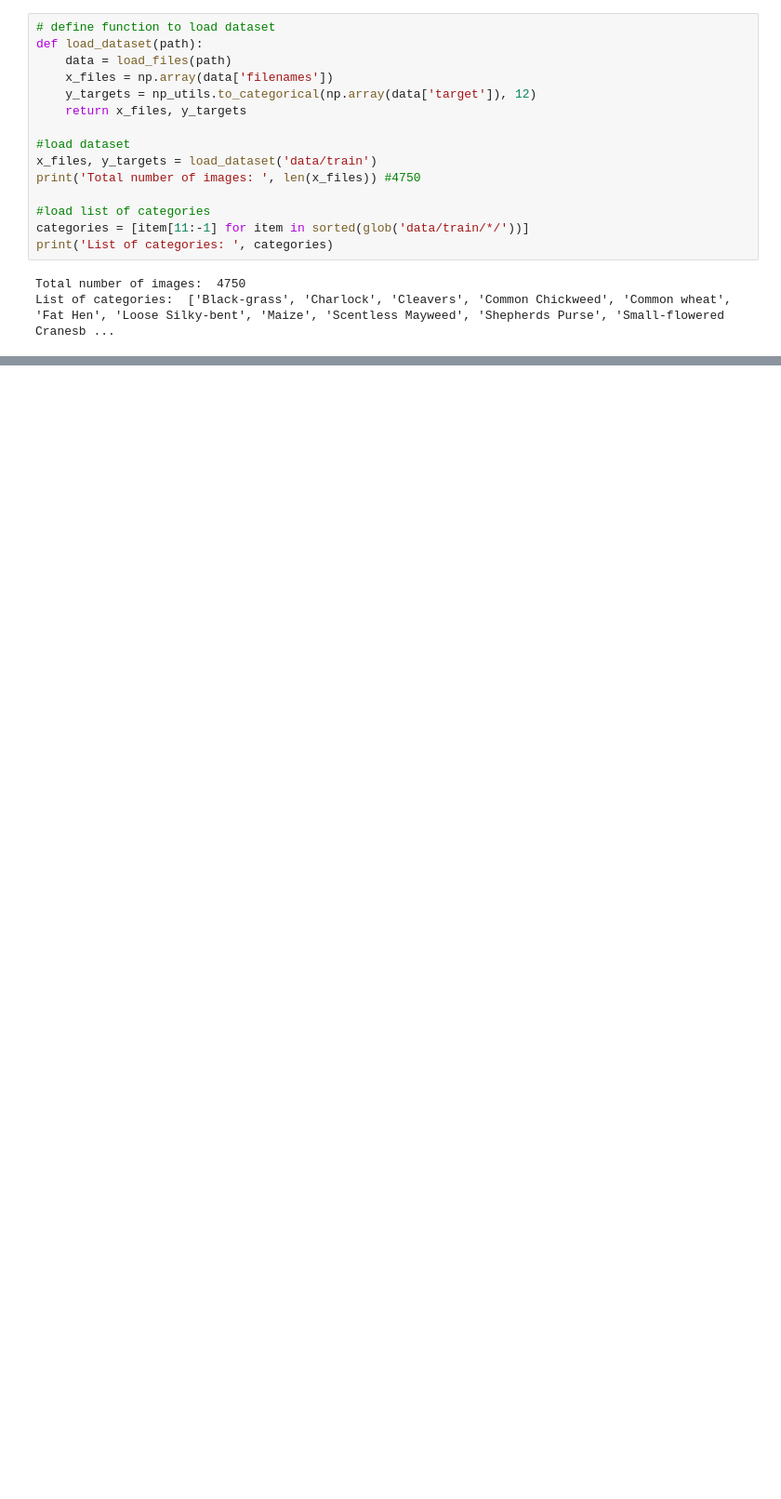
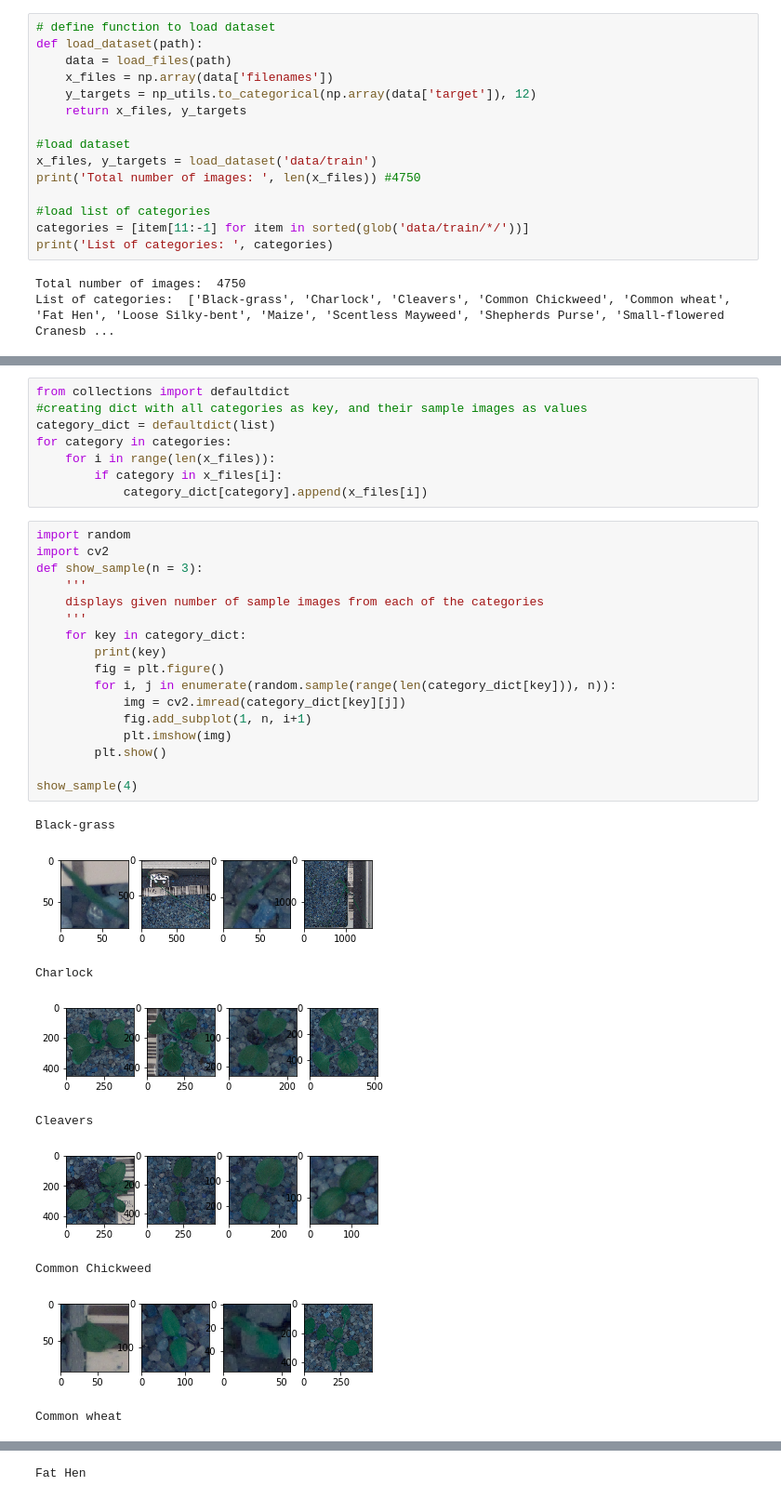
Before and after one commit to divya-nk/kaggle, a Jupyter notebook: plant-seedlings/seedlings.ipynb, the cells around one changed output, grey strips where cells are left out. Shown at 93% size. Drawn from its saved outputs; the diff is of its cells as text; blank space fills up the shorter version.

```diff
--- a/plant-seedlings/seedlings.ipynb
+++ b/plant-seedlings/seedlings.ipynb
@@ -29,0 +55,35 @@ List of categories:  ['Black-grass', 'Charlock', 'Cleavers', 'Common Chickweed',
+# %%
+from collections import defaultdict
+#creating dict with all categories as key, and their sample images as values
+category_dict = defaultdict(list)
+for category in categories:
+    for i in range(len(x_files)):
+        if category in x_files[i]:
+            category_dict[category].append(x_files[i])
+# %%
+import random
+import cv2
+def show_sample(n = 3):
+    '''
+    displays given number of sample images from each of the categories
+    '''
+    for key in category_dict:
+        print(key)
+        fig = plt.figure()
+        for i, j in enumerate(random.sample(range(len(category_dict[key])), n)):
+            img = cv2.imread(category_dict[key][j])
+            fig.add_subplot(1, n, i+1)
+            plt.imshow(img)
+        plt.show()
+
+show_sample(4)
+# %% [output]
+Black-grass
+[figure, added]
+Charlock
+[figure, added]
+Cleavers
+[figure, added]
+Common Chickweed
+[figure, added]
+Common wheat
@@ -29,0 +91 @@ List of categories:  ['Black-grass', 'Charlock', 'Cleavers', 'Common Chickweed',
+Fat Hen
```
Also changed, not shown: parts of 13 cells of this notebook.
